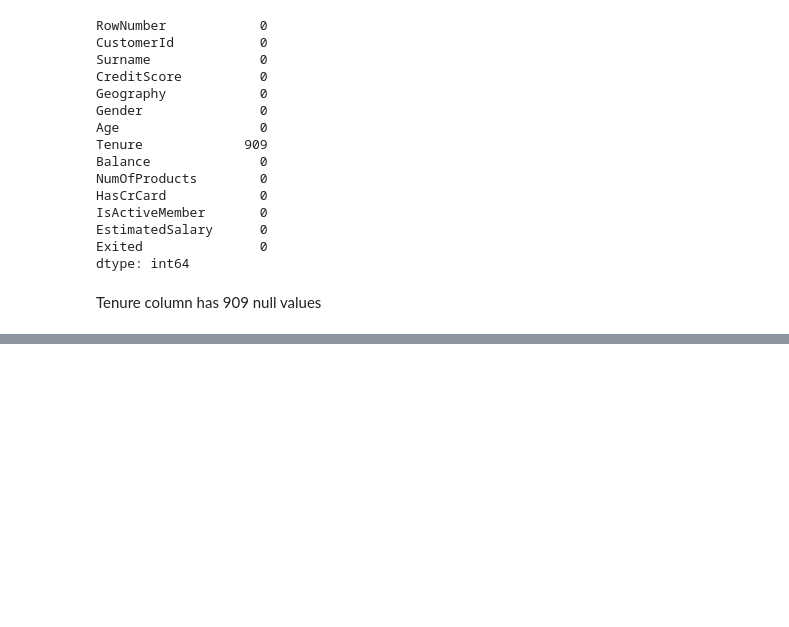
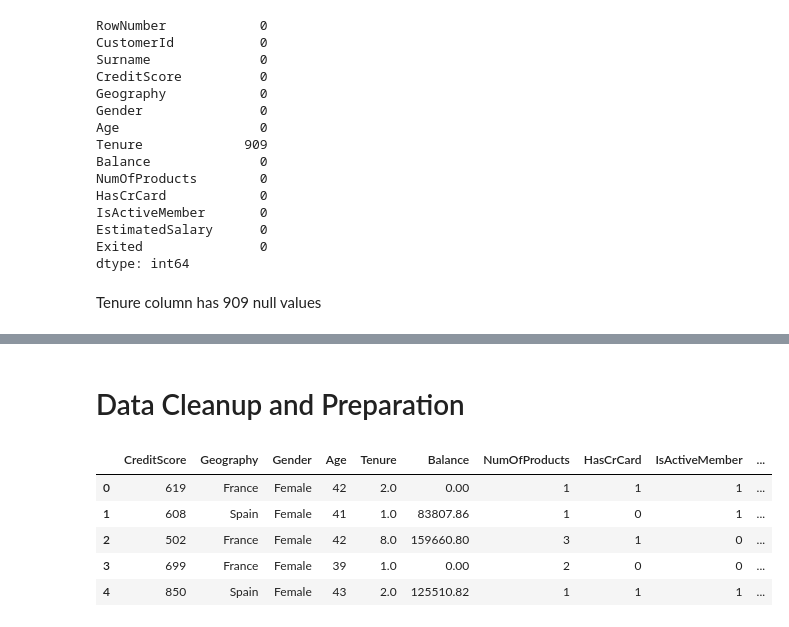
Before and after one commit to fkivuti/imbalanced_classification, a Jupyter notebook: Imbalanced_Classification_project_Francis.ipynb, the cells around one changed output, grey strips where cells are left out. Saved outputs shown, nothing was run; the diff lists cells and outputs as text; code cells hidden in the pictures; blank space fills up the shorter version.

Commit message:
data cleaned up, unwanted columns e.g Customer ID, Surname, rownumber removed, missing objects in Tenure column imputed with mean

```diff
--- a/Imbalanced_Classification_project_Francis.ipynb
+++ b/Imbalanced_Classification_project_Francis.ipynb
@@ -96,3 +96,16 @@ bank_df.describe()
 | 50% | 5000.50000 | 1.569074e+07 | 652.000000 | 37.000000 | 5.000000 | 97198.540000 | 1.000000 | 1.00000 | ... |
 | 75% | 7500.25000 | 1.575323e+07 | 718.000000 | 44.000000 | 7.000000 | 127644.240000 | 2.000000 | 1.00000 | ... |
 | max | 10000.00000 | 1.581569e+07 | 850.000000 | 92.000000 | 10.000000 | 250898.090000 | 4.000000 | 1.00000 | ... |
+# %% [markdown]
+# Data Cleanup and Preparation
+# %%
+# drop the Row number Customer id and Surname columns as we wont require them for modelling leaving us with 11 columns
+bank_df = bank_df.drop(columns=['Surname', 'RowNumber', 'CustomerId'], axis=1)
+bank_df.head()
+# %% [output]
+|  | CreditScore | Geography | Gender | Age | Tenure | Balance | NumOfProducts | HasCrCard | IsActiveMember | ... |
+| 0 | 619 | France | Female | 42 | 2.0 | 0.00 | 1 | 1 | 1 | ... |
+| 1 | 608 | Spain | Female | 41 | 1.0 | 83807.86 | 1 | 0 | 1 | ... |
+| 2 | 502 | France | Female | 42 | 8.0 | 159660.80 | 3 | 1 | 0 | ... |
+| 3 | 699 | France | Female | 39 | 1.0 | 0.00 | 2 | 0 | 0 | ... |
+| 4 | 850 | Spain | Female | 43 | 2.0 | 125510.82 | 1 | 1 | 1 | ... |
```
Also changed, not shown: parts of 4 cells of this notebook.
